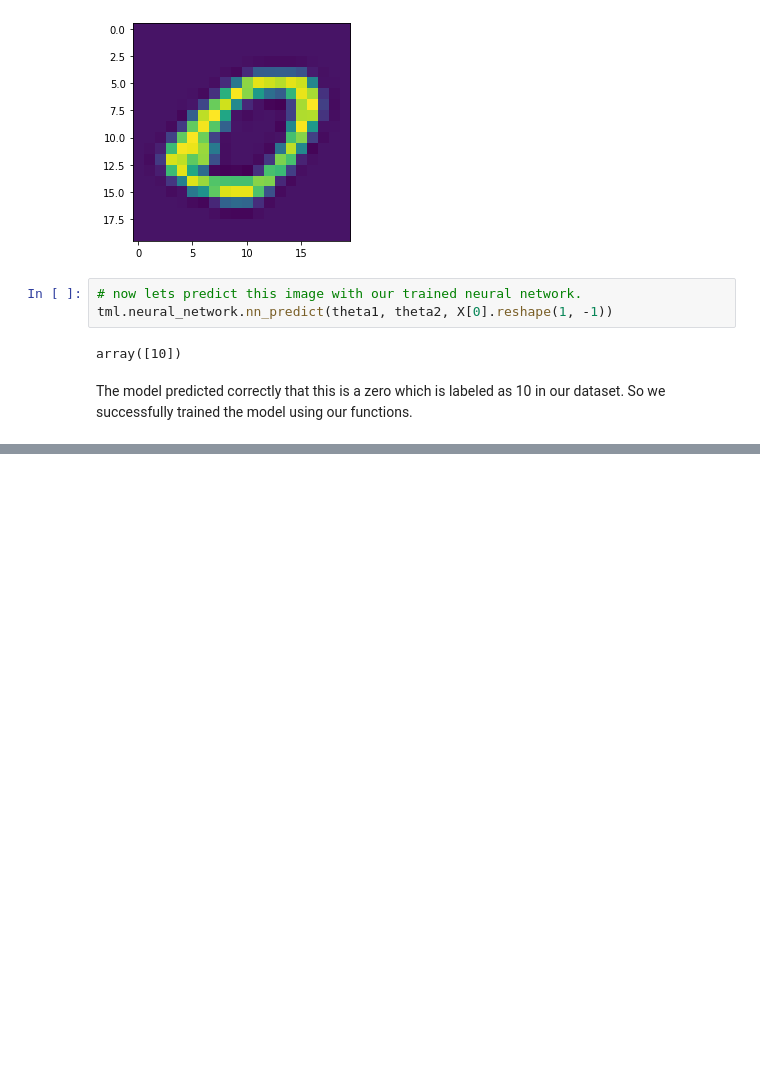
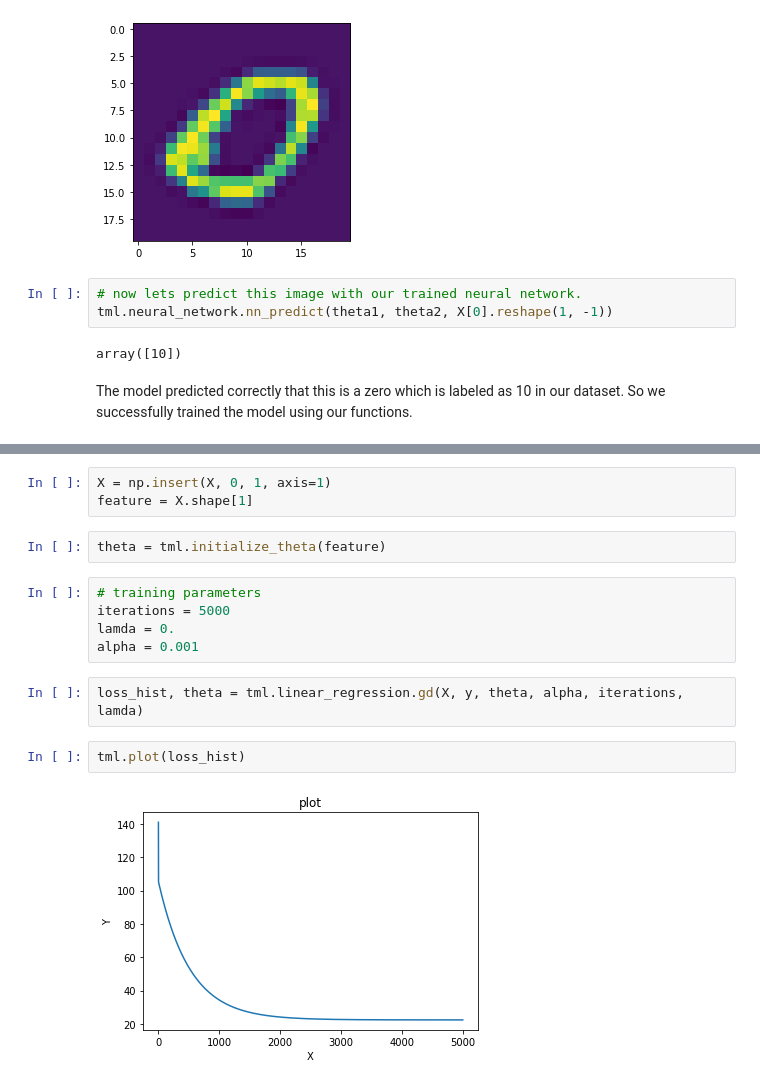
Before and after one commit to shamimtowhid/traditional_ML, a Jupyter notebook: Examples.ipynb, the cells around one changed output, grey strips where cells are left out. Drawn from its saved outputs; the diff is of its cells as text; blank space fills up the shorter version.

```diff
--- a/Examples.ipynb
+++ b/Examples.ipynb
@@ -418,0 +452,16 @@ The model predicted correctly that this is a zero which is labeled as 10 in our
+# %%
+X = np.insert(X, 0, 1, axis=1)
+feature = X.shape[1]
+# %%
+theta = tml.initialize_theta(feature)
+# %%
+# training parameters
+iterations = 5000
+lamda = 0.
+alpha = 0.001
+# %%
+loss_hist, theta = tml.linear_regression.gd(X, y, theta, alpha, iterations, lamda)
+# %%
+tml.plot(loss_hist)
+# %% [output]
+[figure, added]
```
Also changed, not shown: parts of 19 cells of this notebook.
